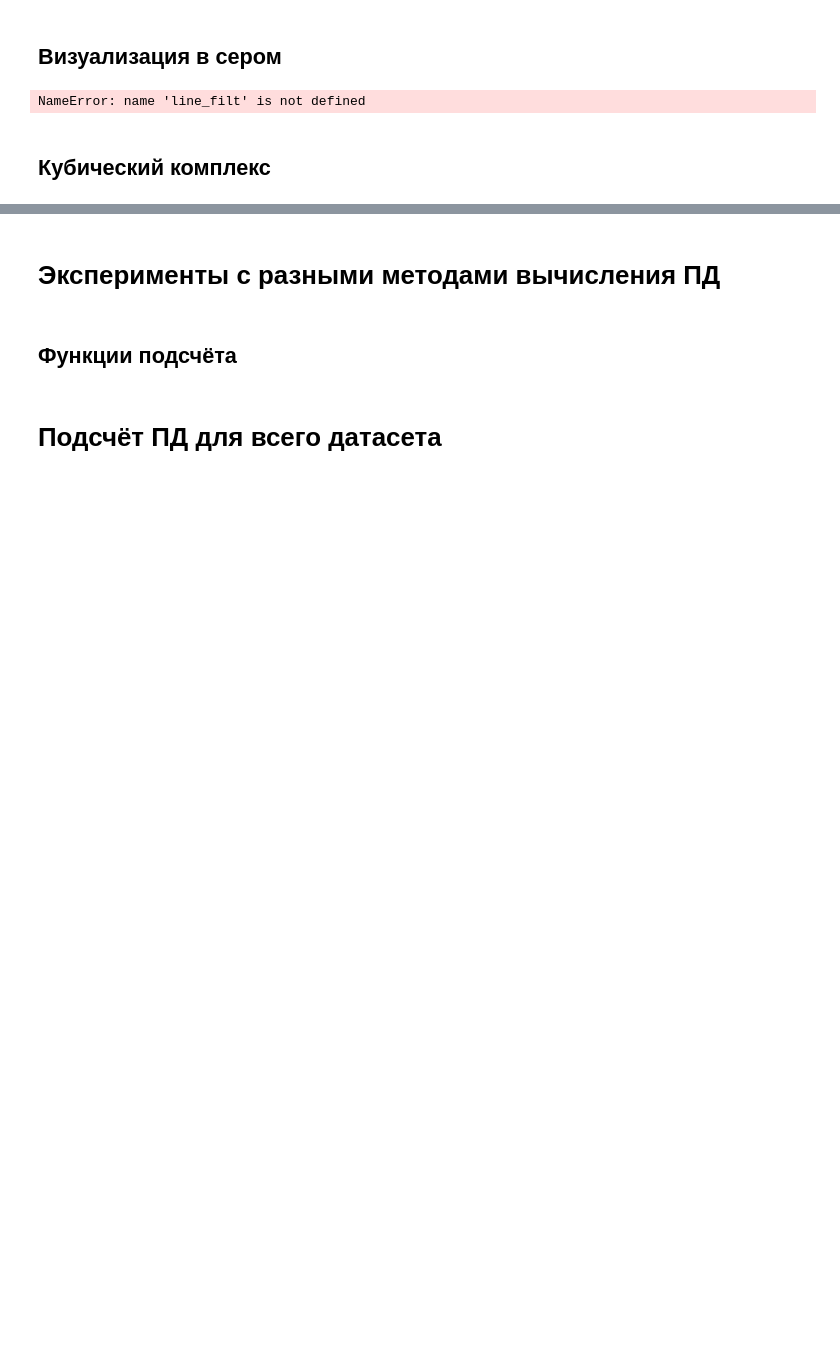
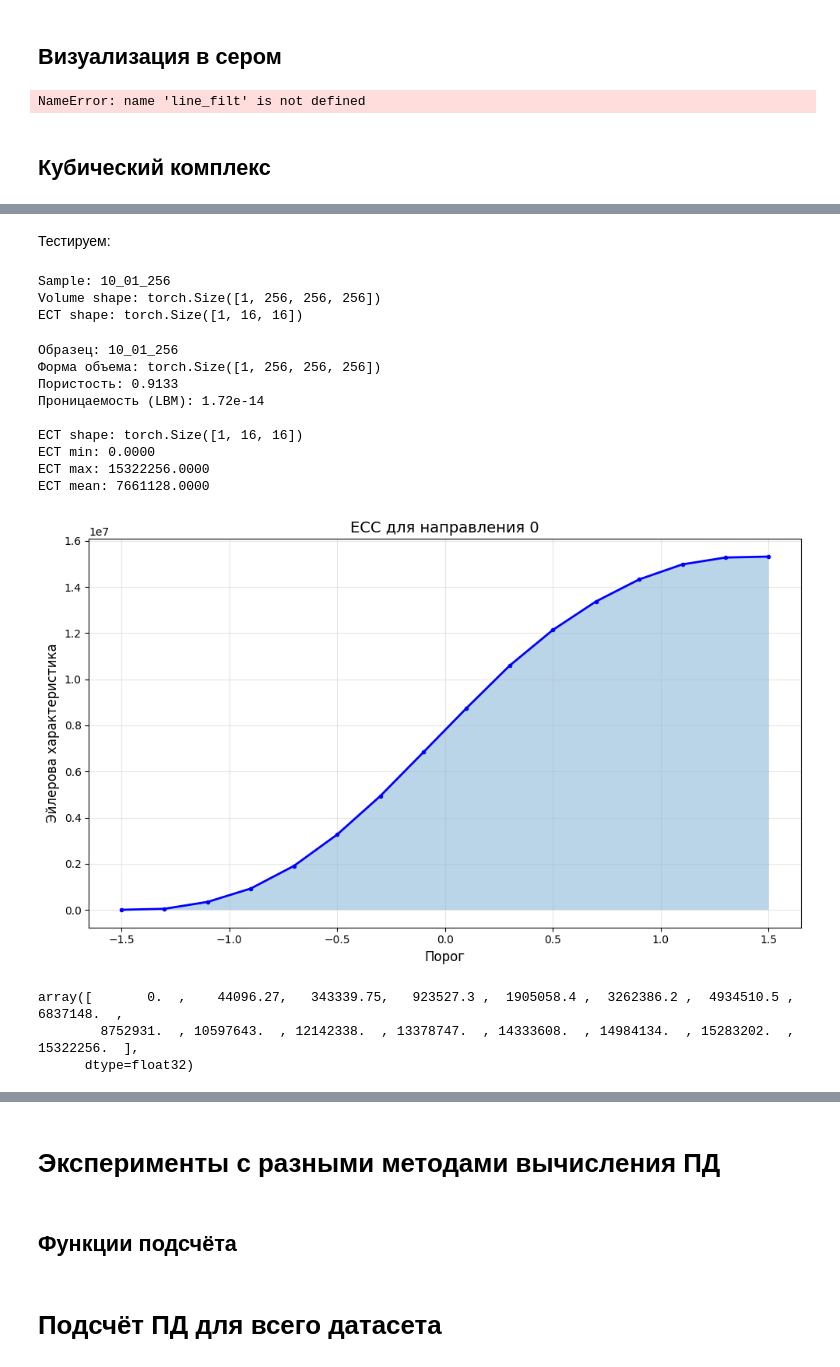
Before and after one commit to pixi2102/iad-intro-ds, a Jupyter notebook: main_v9.ipynb, the cells around one changed output, grey strips where cells are left out. Cells and saved outputs as stored; diff of their text form; code cells hidden in the pictures; blank space fills up the shorter version.

```diff
--- a/main_v9.ipynb
+++ b/main_v9.ipynb
@@ -1701,0 +1893,19 @@ NameError: name 'line_filt' is not defined
+# %%
+def visualize_single_ecc(ect, direction_idx=0):
+    ecc = ect[0, direction_idx, :].cpu().numpy()
+    thresholds = np.linspace(-1.5, 1.5, len(ecc))
+
+    fig, ax = plt.subplots(figsize=(10, 6))
+
+    ax.plot(thresholds, ecc, 'b-', linewidth=2, marker='o', markersize=3)
+    ax.fill_between(thresholds, 0, ecc, alpha=0.3)
+
+    ax.set_xlabel('Порог', fontsize=12)
+    ax.set_ylabel('Эйлерова характеристика', fontsize=12)
+    ax.set_title(f'ECC для направления {direction_idx}', fontsize=14)
+    ax.grid(True, alpha=0.3)
+
+    plt.tight_layout()
+    plt.show()
+
+    return ecc
@@ -1701,0 +1936,35 @@ NameError: name 'line_filt' is not defined
+# %% [markdown]
+Тестируем:
+# %%
+vol, perm, name = dataset[0]
+print(f"Sample: {name}")
+print(f"Volume shape: {vol.shape}")
+
+dect = OptimizedDECTLayer(num_thetas=4, num_phis=4, n_steps=16)
+
+with torch.no_grad():
+    vol_batch = vol.unsqueeze(0)
+    ect = dect(vol_batch)
+
+print(f"ECT shape: {ect.shape}")
+# %% [output]
+Sample: 10_01_256
+Volume shape: torch.Size([1, 256, 256, 256])
+ECT shape: torch.Size([1, 16, 16])
+# %%
+    dect, ect, name, perm = test_dect_on_sample(sample_idx=0)
+    visualize_single_ecc(ect, direction_idx=0)
+# %% [output]
+Образец: 10_01_256
+Форма объема: torch.Size([1, 256, 256, 256])
+Пористость: 0.9133
+Проницаемость (LBM): 1.72e-14
+
+ECT shape: torch.Size([1, 16, 16])
+ECT min: 0.0000
+ECT max: 15322256.0000
+ECT mean: 7661128.0000
+[figure, added]
+array([       0.  ,    44096.27,   343339.75,   923527.3 ,  1905058.4 ,  3262386.2 ,  4934510.5 ,  6837148.  ,
+        8752931.  , 10597643.  , 12142338.  , 13378747.  , 14333608.  , 14984134.  , 15283202.  , 15322256.  ],
+      dtype=float32)
```
Also changed, not shown: parts of 22 cells of this notebook.
